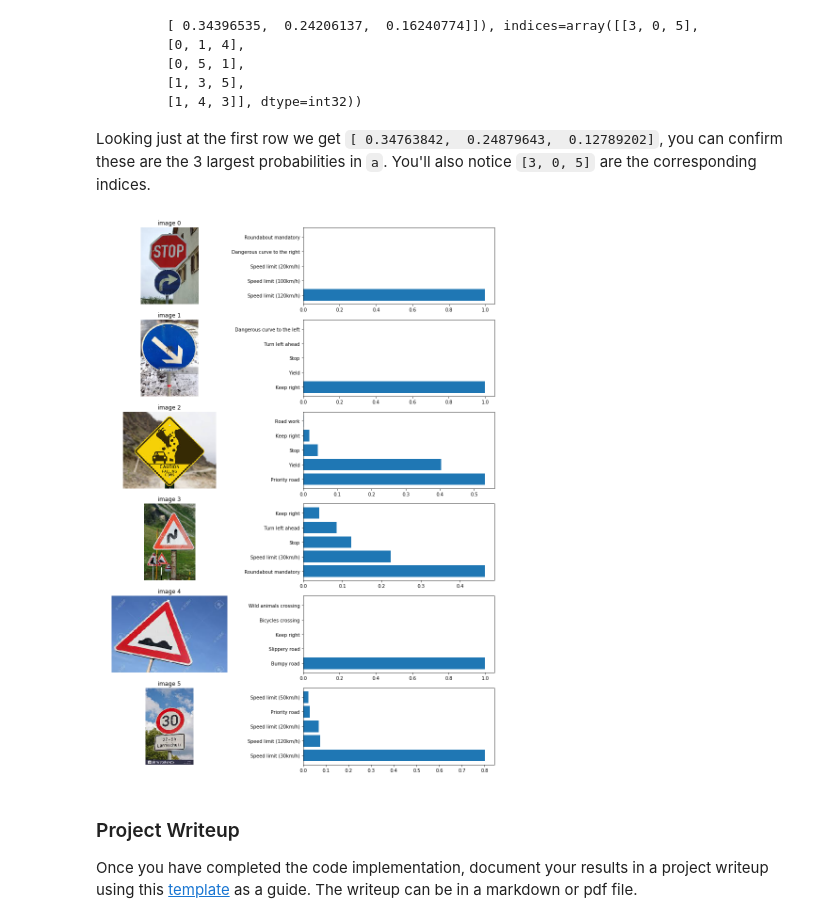
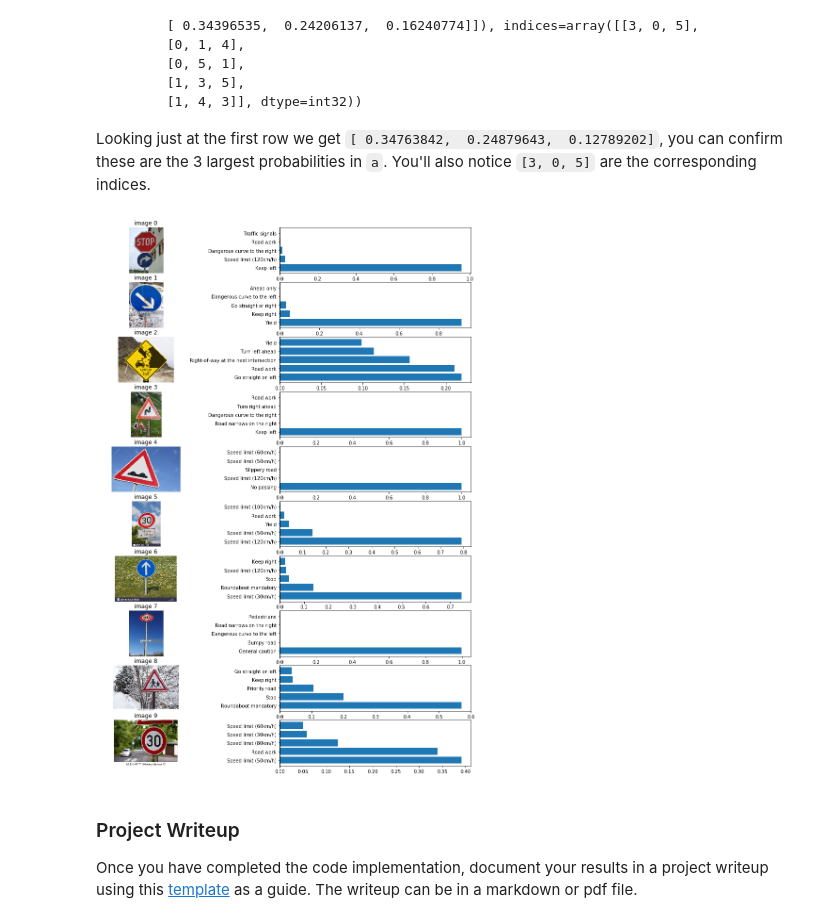
Before and after one commit to shmulik-willinger/traffic_sign_classifier, a Jupyter notebook: Traffic_Sign_Classifier.ipynb, the cells around one changed output. Drawn from its saved outputs; the diff is of its cells as text; code cells hidden in the pictures.

Commit message:
improving the model and test results

```diff
--- a/Traffic_Sign_Classifier.ipynb
+++ b/Traffic_Sign_Classifier.ipynb
@@ -412,20 +418,21 @@ import matplotlib.pyplot as plt
 # Visualizations will be shown in the notebook.
 %matplotlib inline
 
-train_samples_per_class=[]
+new_train_samples_per_class=[]
 
 for i in range(0, n_classes):
     i_train = X_train_ready[y_train_ready == i]
-    train_samples_per_class.append(len(i_train))
+    new_train_samples_per_class.append(len(i_train))
 
 plt.figure(figsize=(15, 4))
-plt.bar(range(0, n_classes), train_samples_per_class)
+plt.bar(range(0, n_classes), new_train_samples_per_class, color ='g')
 plt.title("Distribution of the TRAIN dataset")
 plt.ylabel("Number of images")
 plt.xlabel("Class number")
 plt.show()
 
-print("Min number of images for class =", min(train_samples_per_class))
-print("Mean number of images for class =", '{0:.0f}'.format(np.mean(train_samples_per_class)))
-print("Max number of images for class =", max(train_samples_per_class))
+print("Images for Train dataset (After enlargement process):")
+print("Minimum for class =", min(new_train_samples_per_class))
+print("Mean for class =", '{0:.0f}'.format(np.mean(new_train_samples_per_class)))
+print("Maximum for class =", max(new_train_samples_per_class))
 # %% [output]
@@ -436,7 +460,7 @@ Max number of images for class = 3554
 # %% [markdown]
 ### Model Architecture
 # %%
-
+conv2_global = 1
 def LeNet(x):
 
     mu = 0
@@ -464,7 +488,7 @@ def LeNet(x):
 
     # Pooling. Input = 28x28x6. Output = 14x14x6.
     conv2 = tf.nn.max_pool(conv2, ksize=[1, 2, 2, 1], strides=[1, 2, 2, 1], padding='VALID')
-
+    conv2_global = conv2
     #________________________________Layer 2__________________________________________________
 
     # Convolutional. Input = 14x14x6. Filter = 5x5x6. Output = 10x10x16.
@@ -481,7 +505,7 @@ def LeNet(x):
     #________________________________Layer 3__________________________________________________
 
     # Flatten. Input = 5x5x16. Output = 400.
-    fc0   = flatten(conv3)
+    fc0   = tf.reshape(conv3, [-1, int(5*5*16)])
     fc0 = tf.nn.dropout(fc0, keep_prob)
 
     # Fully Connected. Input = 400. Output = 120.
@@ -554,10 +579,10 @@ def evaluate(X_data, y_data):
         total_accuracy += (accuracy * len(batch_x))
     return total_accuracy / num_examples
 # %%
-from time import time
+# from time import time
 start_time = time()
 
-EPOCHS = 50
+EPOCHS = 100
 
 with tf.Session() as sess:
     sess.run(tf.global_variables_initializer())
@@ -730,29 +764,29 @@ Looking just at the first row we get `[ 0.34763842,  0.24879643,  0.12789202]`,
 # %%
 ### Print out the top five softmax probabilities for the predictions on the German traffic sign images found on the web.
 ### Feel free to use as many code cells as needed.
 
 with tf.Session() as sess:
     sess = tf.get_default_session()
     saver.restore(sess, tf.train.latest_checkpoint('.'))
     prob = sess.run(tf.nn.softmax(logits), feed_dict={x: X_data})
     top_5 = tf.nn.top_k(prob, k=5)
     top_5_prob = sess.run(top_5)
 
 size= len(images)
 plt.figure(figsize=(16, 21))
-for i in range(6):
-    plt.subplot(6, 2, 2*i +1)
+for i in range(size):
+    plt.subplot(size, 2, 2*i +1)
     plt.imshow(images_orig[i])
     plt.title("image " + str(i))
     plt.axis('off')
 
-    plt.subplot(6, 2, 2*i +2)
+    plt.subplot(size, 2, 2*i +2)
     plt.barh(np.arange(1, 6, 1), top_5_prob.values[i, :])
-    signs=[signs_class[k] for k in top_5_prob.indices[i]]
-    plt.yticks(np.arange(1, 6, 1), signs)
+    result=[signs[k] for k in top_5_prob.indices[i]]
+    plt.yticks(np.arange(1, 6, 1), result)
 plt.show()
 # %% [output]
-[figure, old version]
+[figure, new version]
 # %% [markdown]
 ### Project Writeup
 
```
Also changed, not shown: parts of 14 cells of this notebook, 1 other file.
